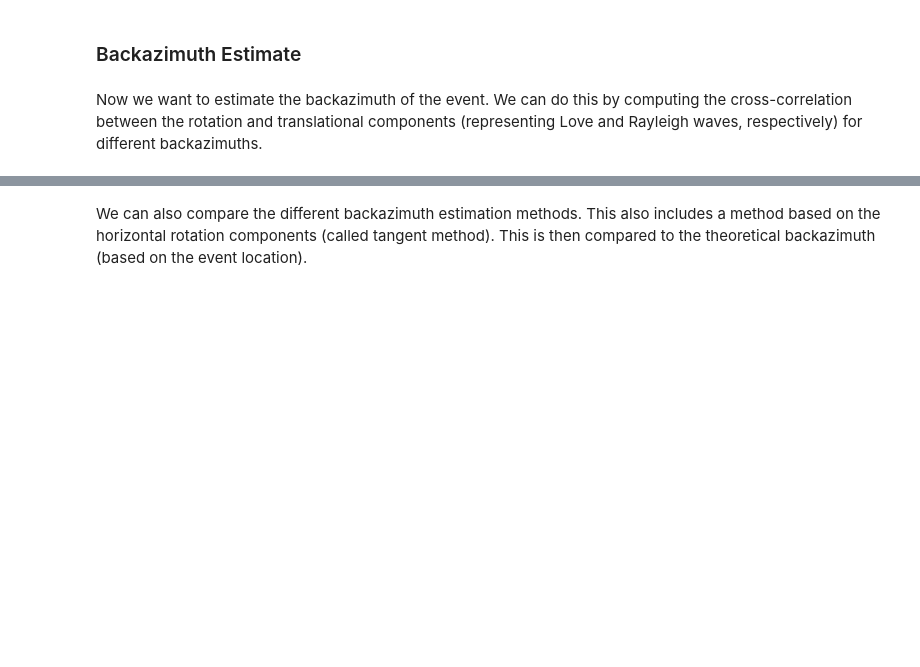
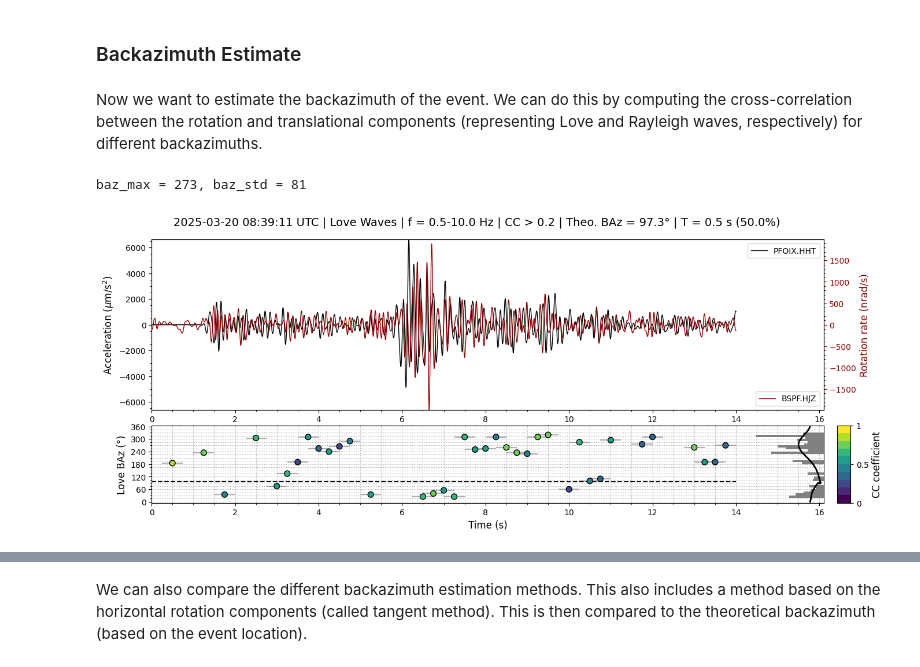
Before and after one commit to andbrocode/SixDegreesOfFreedom, a Jupyter notebook: examples/XBSPF_Analysis_demo0.ipynb, the cells around one changed output, grey strips where cells are left out. Saved outputs shown, nothing was run; the diff lists cells and outputs as text; code cells hidden in the pictures; blank space fills up the shorter version.

```diff
--- a/examples/XBSPF_Analysis_demo0.ipynb
+++ b/examples/XBSPF_Analysis_demo0.ipynb
@@ -227,20 +251,24 @@ Now we want to estimate the backazimuth of the event. We can do this by computin
 # %%
 # First compute backazimuth
 baz_results = sd.compute_backazimuth(
     wave_type='love',
     baz_step=5,
     baz_win_sec=0.5,
     baz_win_overlap=0.5,
     out=True
 )
 
 # Then plot results
-fig = sd.plot_backazimuth_results(
+fig = plot_backazimuth_results(
+    sd,
     baz_results,
     wave_type='love',
     baz_theo=ev['backazimuth'],
     cc_threshold=0.2,  # optional
 )
+# %% [output]
+baz_max = 273, baz_std = 81
+[figure, added]
 # %%
 # First compute backazimuth
 baz_results = sd.compute_backazimuth(
```
Also changed, not shown: parts of 25 cells of this notebook, 4 other files.
